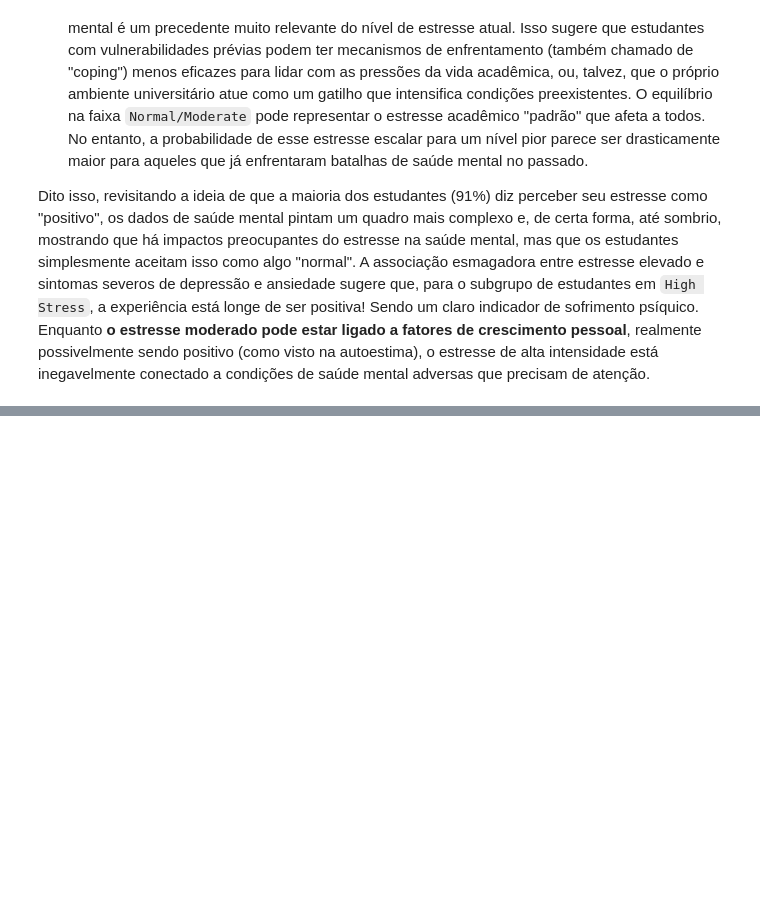
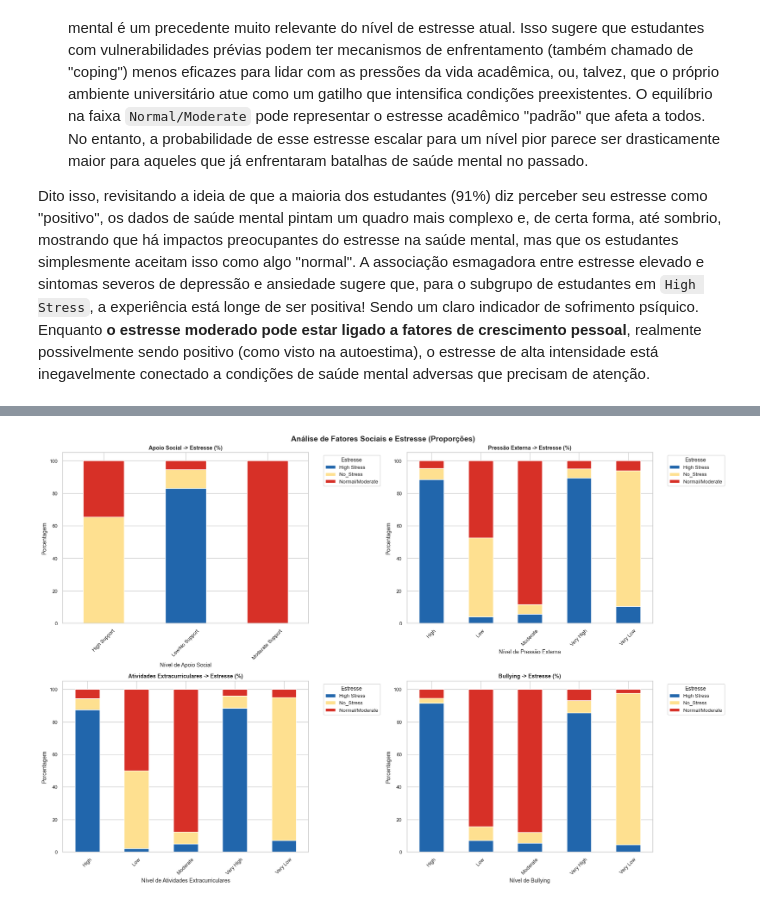
Before and after one commit to viabdon/EDA-Student-Stress-Dataset, a Jupyter notebook: src/notebooks/eda_pablo.ipynb, the cells around one changed output, grey strips where cells are left out. Cells and saved outputs as stored; diff of their text form; code cells hidden in the pictures; blank space fills up the shorter version.

Commit message:
⚙Feature: Finalizando a EDA
Formulação de um relatório final e concluindo a análise.

```diff
--- a/src/notebooks/eda_pablo.ipynb
+++ b/src/notebooks/eda_pablo.ipynb
@@ -1075,0 +1294,87 @@ df_stress_levels[['social_support', 'peer_pressure', 'extracurricular_activities
+# %%
+import matplotlib.pyplot as plt
+import seaborn as sns
+
+fig, axes = plt.subplots(2, 2, figsize=(18, 12))
+sns.set_theme(style="whitegrid", font_scale=0.85)
+
+############################### Subplot 1: Apoio Social ###############################
+pivot_support = (
+    df_social.groupby(["social_support_category", "stress_category"], observed=True)
+    .size()
+    .unstack(fill_value=0)
+)
+
+pivot_support_pct = pivot_support.div(pivot_support.sum(axis=1), axis=0) * 100
+pivot_support_pct.plot(
+    kind="bar", stacked=True, ax=axes[0, 0], color=["#2166ac", "#fee090", "#d73027"]
+)
+
+axes[0, 0].set_title("Apoio Social -> Estresse (%)", fontweight="bold")
+axes[0, 0].set_xlabel("Nível de Apoio Social")
+axes[0, 0].set_ylabel("Porcentagem")
+axes[0, 0].legend(title="Estresse", bbox_to_anchor=(1.05, 1))
+axes[0, 0].tick_params(axis="x", rotation=45)
+
+############################### Subplot 2: Pressão Externa ###############################
+pivot_pressure = (
+    df_social.groupby(["peer_pressure_category", "stress_category"], observed=True)
+    .size()
+    .unstack(fill_value=0)
+)
+
+pivot_pressure_pct = pivot_pressure.div(pivot_pressure.sum(axis=1), axis=0) * 100
+pivot_pressure_pct.plot(
+    kind="bar", stacked=True, ax=axes[0, 1], color=["#2166ac", "#fee090", "#d73027"]
+)
+
+axes[0, 1].set_title("Pressão Externa -> Estresse (%)", fontweight="bold")
+axes[0, 1].set_xlabel("Nível de Pressão Externa")
+axes[0, 1].set_ylabel("Porcentagem")
+axes[0, 1].legend(title="Estresse", bbox_to_anchor=(1.05, 1))
+axes[0, 1].tick_params(axis="x", rotation=45)
+
+############################### Subplot 3: Atividades Extracurriculares ###############################
+pivot_activities = (
+    df_social.groupby(["extracurricular_category", "stress_category"], observed=True)
+    .size()
+    .unstack(fill_value=0)
+)
+
+pivot_activities_pct = pivot_activities.div(pivot_activities.sum(axis=1), axis=0) * 100
+pivot_activities_pct.plot(
+    kind="bar", stacked=True, ax=axes[1, 0], color=["#2166ac", "#fee090", "#d73027"]
+)
+
+axes[1, 0].set_title("Atividades Extracurriculares -> Estresse (%)", fontweight="bold")
+axes[1, 0].set_xlabel("Nível de Atividades Extracurriculares")
+axes[1, 0].set_ylabel("Porcentagem")
+axes[1, 0].legend(title="Estresse", bbox_to_anchor=(1.05, 1))
+axes[1, 0].tick_params(axis="x", rotation=45)
+
+############################### Subplot 4: Bullying ###############################
+pivot_bullying = (
+    df_social.groupby(["bullying_category", "stress_category"], observed=True)
+    .size()
+    .unstack(fill_value=0)
+)
+
+pivot_bullying_pct = pivot_bullying.div(pivot_bullying.sum(axis=1), axis=0) * 100
+pivot_bullying_pct.plot(
+    kind="bar", stacked=True, ax=axes[1, 1], color=["#2166ac", "#fee090", "#d73027"]
+)
+
+axes[1, 1].set_title("Bullying -> Estresse (%)", fontweight="bold")
+axes[1, 1].set_xlabel("Nível de Bullying")
+axes[1, 1].set_ylabel("Porcentagem")
+axes[1, 1].legend(title="Estresse", bbox_to_anchor=(1.05, 1))
+axes[1, 1].tick_params(axis="x", rotation=45)
+
+plt.suptitle(
+    "Análise de Fatores Sociais e Estresse (Proporções)", fontsize=14, fontweight="bold"
+)
+
+plt.tight_layout()
+plt.show()
+# %% [output]
+[figure, added]
```
Also changed, not shown: parts of 20 cells of this notebook, 3 other files.
